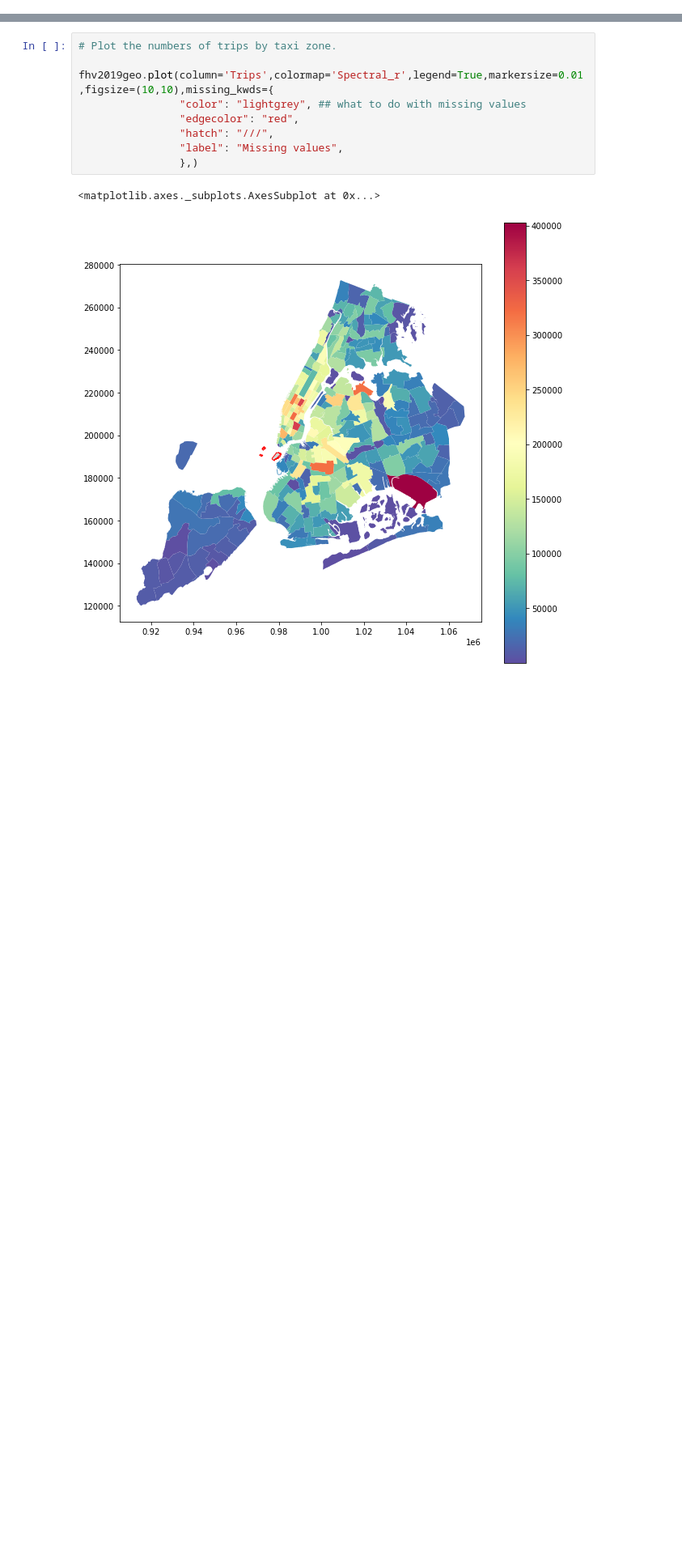
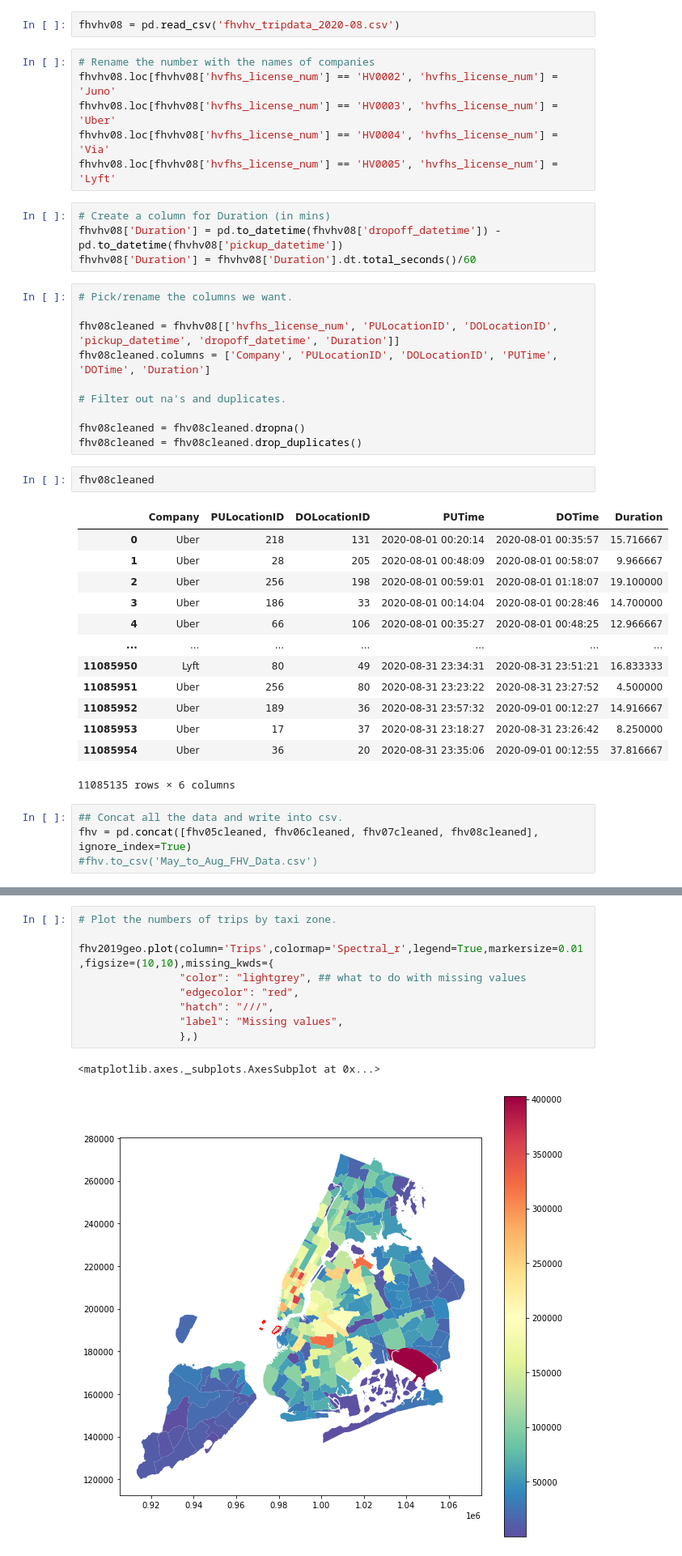
Before and after one commit to JeremyR327/EssentialWorkerRides_ML_Model, a Jupyter notebook: MLC_FHVdata.ipynb, the cells around one changed output, grey strips where cells are left out. Shown at 81% size. Drawn from its saved outputs; the diff is of its cells as text; blank space fills up the shorter version.

```diff
--- a/MLC_FHVdata.ipynb
+++ b/MLC_FHVdata.ipynb
@@ -74,0 +149,42 @@ fhv2019cleaned = fhv2019cleaned.drop_duplicates()
+# %%
+fhvhv08 = pd.read_csv('fhvhv_tripdata_2020-08.csv')
+# %%
+# Rename the number with the names of companies
+fhvhv08.loc[fhvhv08['hvfhs_license_num'] == 'HV0002', 'hvfhs_license_num'] = 'Juno'
+fhvhv08.loc[fhvhv08['hvfhs_license_num'] == 'HV0003', 'hvfhs_license_num'] = 'Uber'
+fhvhv08.loc[fhvhv08['hvfhs_license_num'] == 'HV0004', 'hvfhs_license_num'] = 'Via'
+fhvhv08.loc[fhvhv08['hvfhs_license_num'] == 'HV0005', 'hvfhs_license_num'] = 'Lyft'
+# %%
+# Create a column for Duration (in mins)
+fhvhv08['Duration'] = pd.to_datetime(fhvhv08['dropoff_datetime']) - pd.to_datetime(fhvhv08['pickup_datetime'])
+fhvhv08['Duration'] = fhvhv08['Duration'].dt.total_seconds()/60
+# %%
+# Pick/rename the columns we want.
+
+fhv08cleaned = fhvhv08[['hvfhs_license_num', 'PULocationID', 'DOLocationID', 'pickup_datetime', 'dropoff_datetime', 'Duration']]
+fhv08cleaned.columns = ['Company', 'PULocationID', 'DOLocationID', 'PUTime', 'DOTime', 'Duration']
+
+# Filter out na's and duplicates.
+
+fhv08cleaned = fhv08cleaned.dropna()
+fhv08cleaned = fhv08cleaned.drop_duplicates()
+# %%
+fhv08cleaned
+# %% [output]
+|  | Company | PULocationID | DOLocationID | PUTime | DOTime | Duration |
+| 0 | Uber | 218 | 131 | 2020-08-01 00:20:14 | 2020-08-01 00:35:57 | 15.716667 |
+| 1 | Uber | 28 | 205 | 2020-08-01 00:48:09 | 2020-08-01 00:58:07 | 9.966667 |
+| 2 | Uber | 256 | 198 | 2020-08-01 00:59:01 | 2020-08-01 01:18:07 | 19.100000 |
+| 3 | Uber | 186 | 33 | 2020-08-01 00:14:04 | 2020-08-01 00:28:46 | 14.700000 |
+| 4 | Uber | 66 | 106 | 2020-08-01 00:35:27 | 2020-08-01 00:48:25 | 12.966667 |
+| ... | ... | ... | ... | ... | ... | ... |
+| 11085950 | Lyft | 80 | 49 | 2020-08-31 23:34:31 | 2020-08-31 23:51:21 | 16.833333 |
+| 11085951 | Uber | 256 | 80 | 2020-08-31 23:23:22 | 2020-08-31 23:27:52 | 4.500000 |
+| 11085952 | Uber | 189 | 36 | 2020-08-31 23:57:32 | 2020-09-01 00:12:27 | 14.916667 |
+| 11085953 | Uber | 17 | 37 | 2020-08-31 23:18:27 | 2020-08-31 23:26:42 | 8.250000 |
+| 11085954 | Uber | 36 | 20 | 2020-08-31 23:35:06 | 2020-09-01 00:12:55 | 37.816667 |
+11085135 rows × 6 columns
+# %%
+## Concat all the data and write into csv.
+fhv = pd.concat([fhv05cleaned, fhv06cleaned, fhv07cleaned, fhv08cleaned], ignore_index=True)
+#fhv.to_csv('May_to_Aug_FHV_Data.csv')
```
Also changed, not shown: parts of 26 cells of this notebook.
